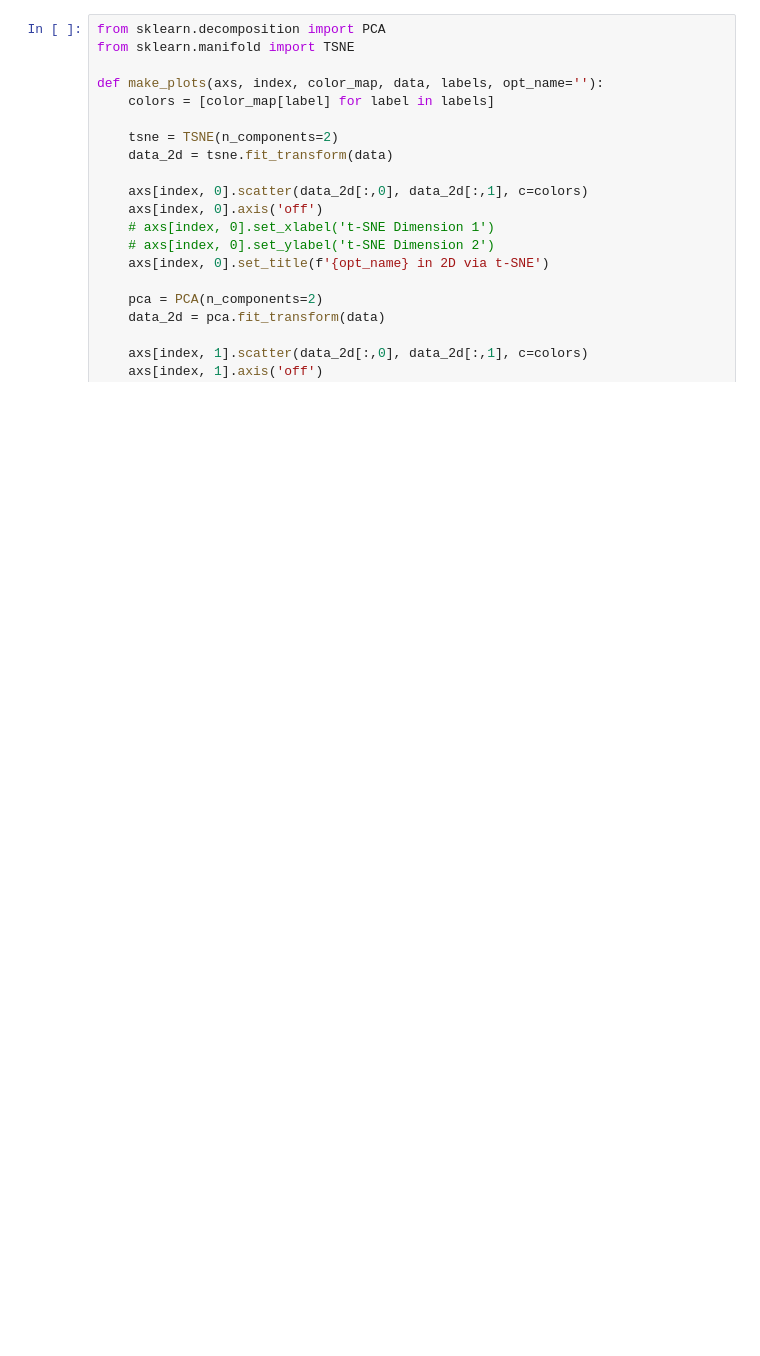
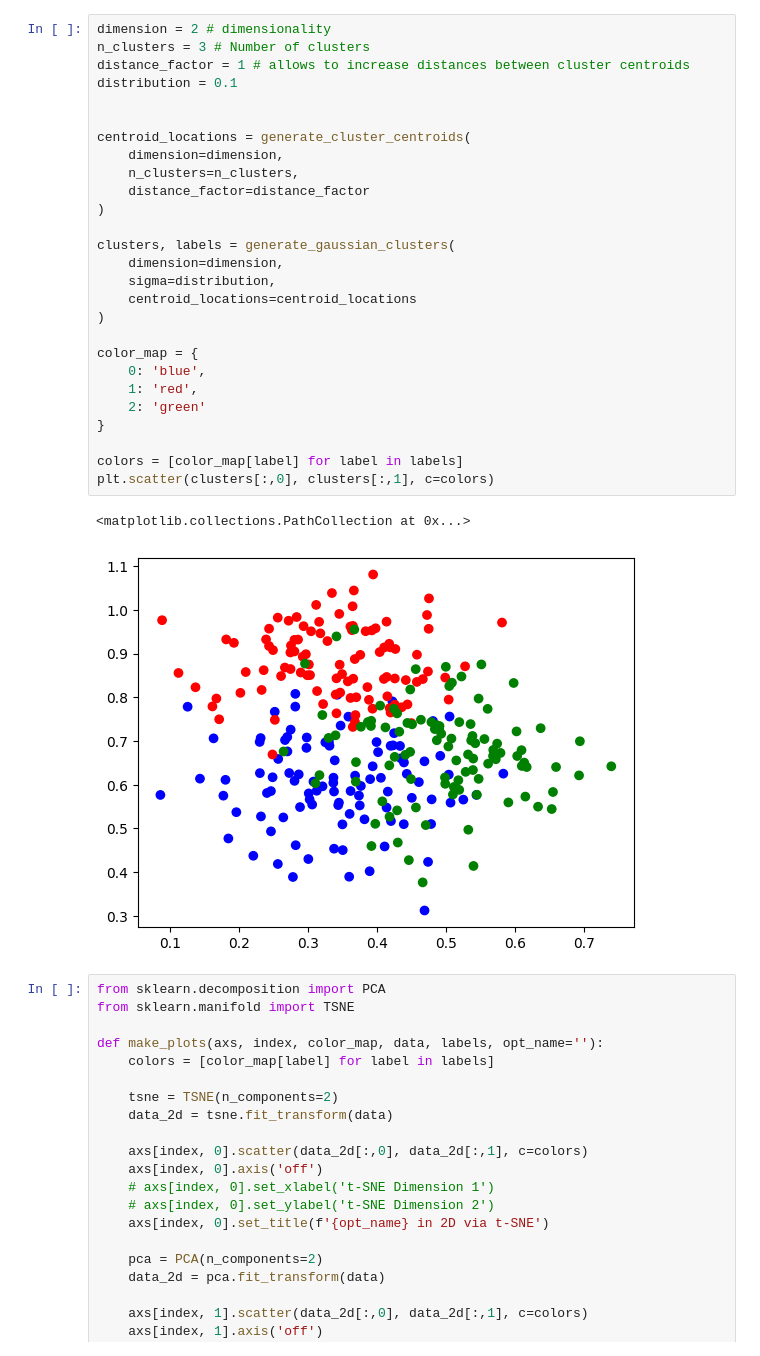
Before and after one commit to alexgiving/LKMeans, a Jupyter notebook: notebook-transformer.ipynb, the cells around one changed output. Cells and saved outputs as stored; diff of their text form; blank space fills up the shorter version.

```diff
--- a/notebook-transformer.ipynb
+++ b/notebook-transformer.ipynb
@@ -85,3 +132,33 @@ def generate_clusters(k, means, stds, n_points_per_cluster, X, distance_factor=1
+# %%
+dimension = 2 # dimensionality
+n_clusters = 3 # Number of clusters
+distance_factor = 1 # allows to increase distances between cluster centroids
+distribution = 0.1
+
+
+centroid_locations = generate_cluster_centroids(
+    dimension=dimension,
+    n_clusters=n_clusters,
+    distance_factor=distance_factor
+)
+
+clusters, labels = generate_gaussian_clusters(
+    dimension=dimension,
+    sigma=distribution,
+    centroid_locations=centroid_locations
+)
+
+color_map = {
+    0: 'blue',
+    1: 'red',
+    2: 'green'
+}
+
+colors = [color_map[label] for label in labels]
+plt.scatter(clusters[:,0], clusters[:,1], c=colors)
+# %% [output]
+<matplotlib.collections.PathCollection at 0x...>
+[figure, added]
 # %%
 from sklearn.decomposition import PCA
 from sklearn.manifold import TSNE
```
Also changed, not shown: parts of 5 cells of this notebook.
